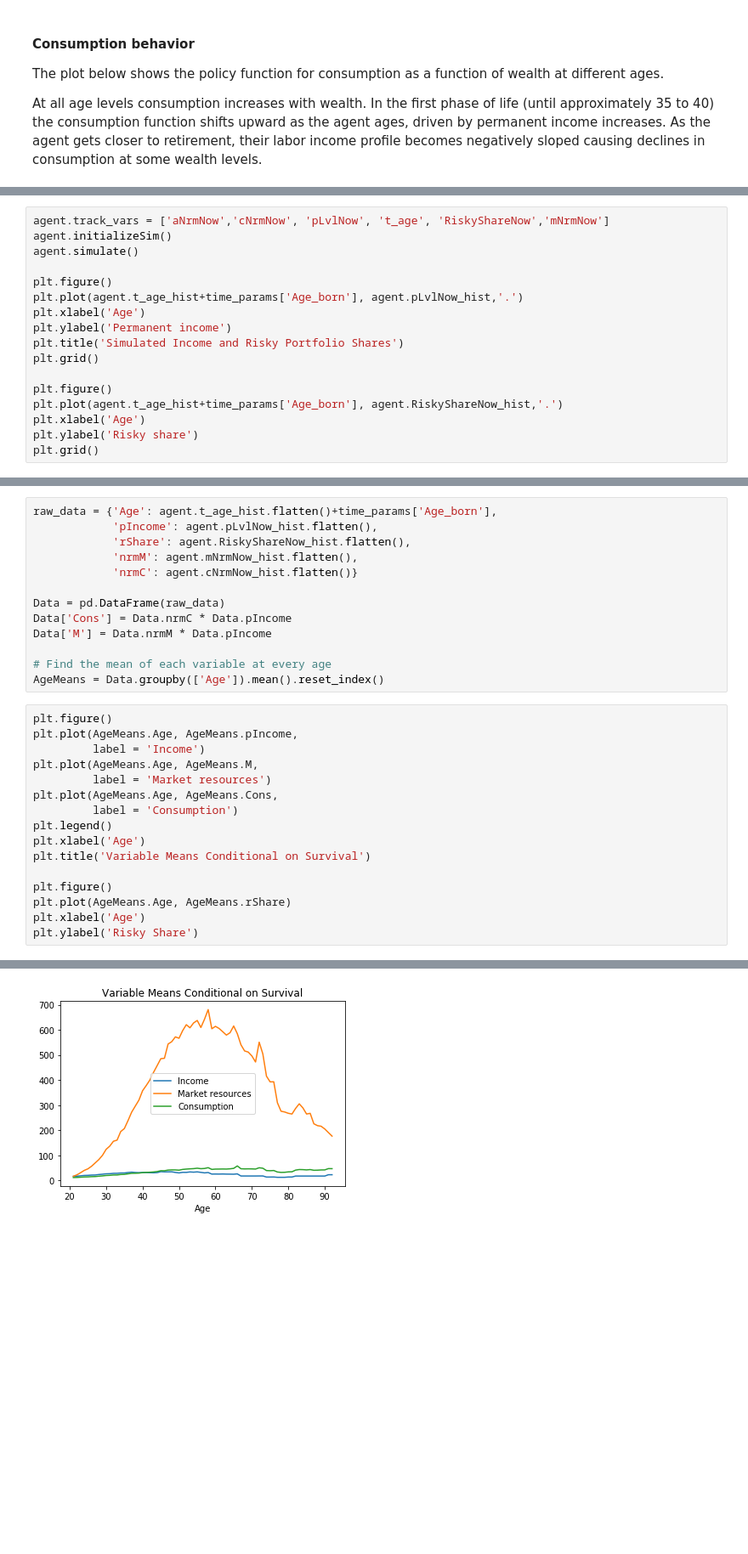
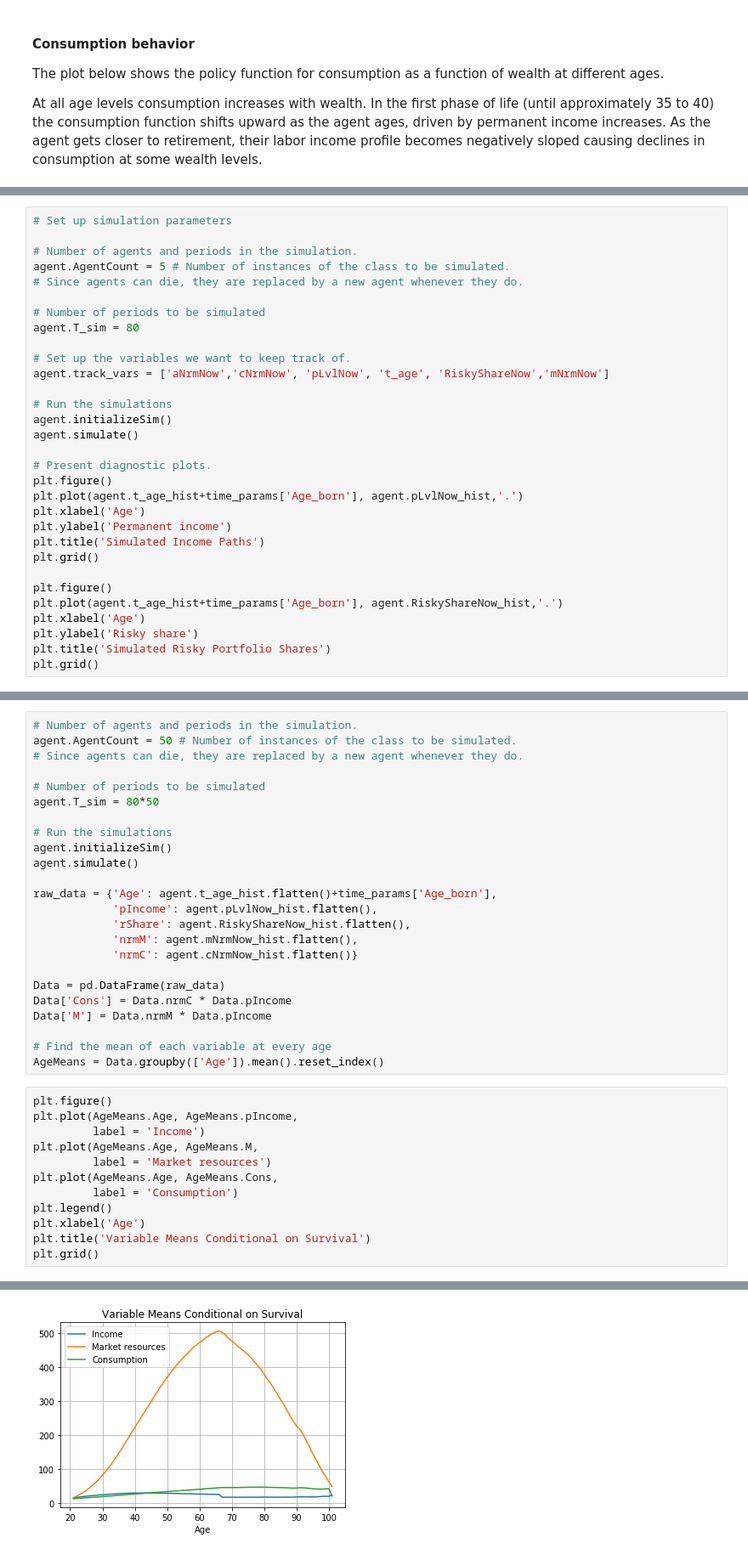
Before and after one commit to matthew-zahn/CGMPort, a Jupyter notebook: REMARK/CGM_REMARK.ipynb, the cells around one changed output, grey strips where cells are left out. Shown at 85% size. Saved outputs shown, nothing was run; the diff lists cells and outputs as text; blank space fills up the shorter version.

```diff
--- a/REMARK/CGM_REMARK.ipynb
+++ b/REMARK/CGM_REMARK.ipynb
@@ -234,19 +242,33 @@ Using the policy functions obtained from solving the model we present a series o
 The figures below show simulated levels of permanent income and risky portfolio shares for 100 agents over their life spans. We can see the model generates a heterogeneous permanent income distribution. Interestingly, all of these agents tend to follow the same general pattern for investing in the risky asset. Early in life, all of their portfolios are invested in the risky asset. This declines as the agent ages and converges to approximately 20% once they reach retirement.
 # %%
+# Set up simulation parameters
+
+# Number of agents and periods in the simulation.
+agent.AgentCount = 5 # Number of instances of the class to be simulated.
+# Since agents can die, they are replaced by a new agent whenever they do.
+
+# Number of periods to be simulated
+agent.T_sim = 80
+
+# Set up the variables we want to keep track of.
 agent.track_vars = ['aNrmNow','cNrmNow', 'pLvlNow', 't_age', 'RiskyShareNow','mNrmNow']
+
+# Run the simulations
 agent.initializeSim()
 agent.simulate()
 
+# Present diagnostic plots.
 plt.figure()
 plt.plot(agent.t_age_hist+time_params['Age_born'], agent.pLvlNow_hist,'.')
 plt.xlabel('Age')
 plt.ylabel('Permanent income')
-plt.title('Simulated Income and Risky Portfolio Shares')
+plt.title('Simulated Income Paths')
 plt.grid()
 
 plt.figure()
 plt.plot(agent.t_age_hist+time_params['Age_born'], agent.RiskyShareNow_hist,'.')
 plt.xlabel('Age')
 plt.ylabel('Risky share')
+plt.title('Simulated Risky Portfolio Shares')
 plt.grid()
 # %% [output]
@@ -257,4 +283,15 @@ The plot below illustrates the average dynamics of permanent income, consumption
 # %%
+# Number of agents and periods in the simulation.
+agent.AgentCount = 50 # Number of instances of the class to be simulated.
+# Since agents can die, they are replaced by a new agent whenever they do.
+
+# Number of periods to be simulated
+agent.T_sim = 80*50
+
+# Run the simulations
+agent.initializeSim()
+agent.simulate()
+
 raw_data = {'Age': agent.t_age_hist.flatten()+time_params['Age_born'],
             'pIncome': agent.pLvlNow_hist.flatten(),
             'rShare': agent.RiskyShareNow_hist.flatten(),
@@ -278,9 +315,5 @@ plt.plot(AgeMeans.Age, AgeMeans.Cons,
 plt.legend()
 plt.xlabel('Age')
 plt.title('Variable Means Conditional on Survival')
-
-plt.figure()
-plt.plot(AgeMeans.Age, AgeMeans.rShare)
-plt.xlabel('Age')
-plt.ylabel('Risky Share')
+plt.grid()
 # %% [output]
@@ -288 +320 @@ Text(0, 0.5, 'Risky Share')
-[figure, old version]
+[figure, new version]
```
Also changed, not shown: parts of 17 cells of this notebook, 4 other files.
